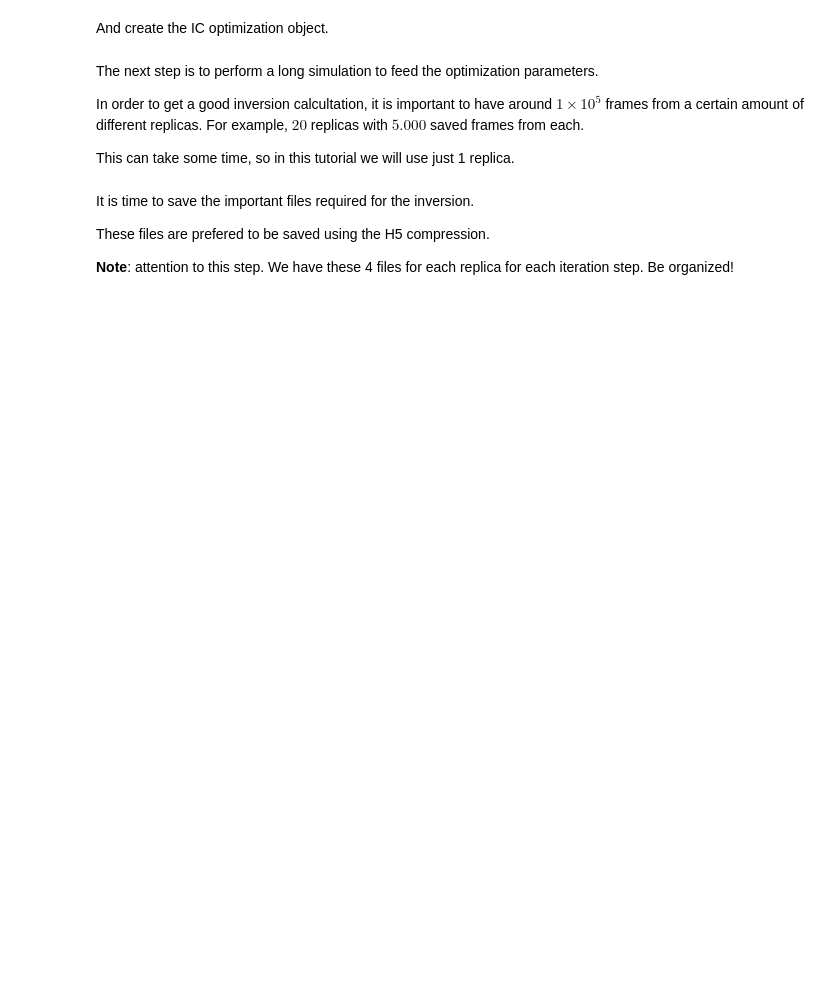
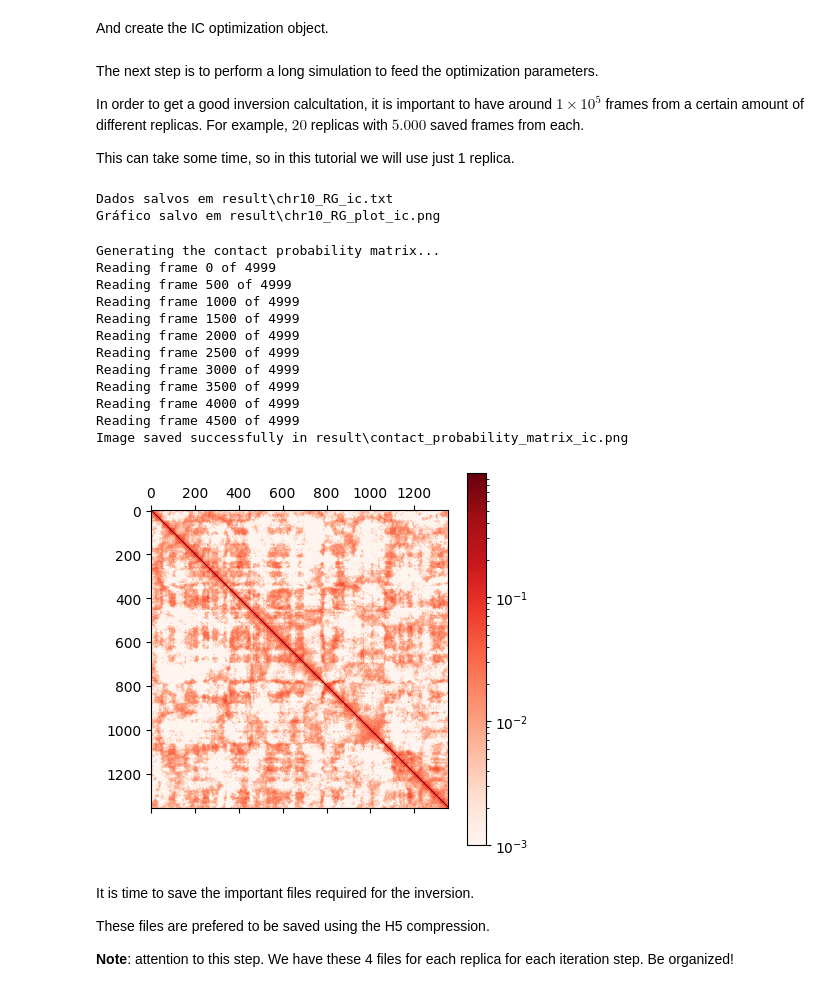
Before and after one commit to cagliarijv/otimization_Hi-C, a Jupyter notebook: Tutorial_MiChroM_Optimization.ipynb, the cells around one changed output. Drawn from its saved outputs; the diff is of its cells as text; code cells hidden in the pictures; blank space fills up the shorter version.

```diff
--- a/Tutorial_MiChroM_Optimization.ipynb
+++ b/Tutorial_MiChroM_Optimization.ipynb
@@ -764,3 +802,61 @@ for _ in range(n_blocks):
+# %%
+chr10_traj_ic = cndbTools.load(filename='iteration_ic_0/opt_ic_chr10_100K_0.cndb')
+first_frame = min([int(key) for key in chr10_traj_ic.cndb.keys() if key != 'types'])
+last_frame = max([int(key) for key in chr10_traj_ic.cndb.keys() if key != 'types'])
+
+# Calculando Radius of Gyration
+chr10_xyz_ic = cndbTools.xyz(frames=[first_frame, last_frame, 1], XYZ=[0, 1, 2])
+chr10_RG_ic = cndbTools.compute_RG(chr10_xyz_ic)
+
+# Salvando os dados em um arquivo na pasta 'resultado'
+output_file_txt = os.path.join(output_dir, 'chr10_RG_ic.txt')
+with open(output_file_txt, 'w') as f:
+    for rg_value in chr10_RG_ic:
+        f.write(f"{rg_value}\n")
+
+print(f"Dados salvos em {output_file_txt}")
+
+# Criando e salvando o gráfico com os dados de chr10_RG_ic
+plt.figure()  # Inicia uma nova figura para garantir que não haja interferências anteriores
+plt.plot(chr10_RG_ic, linestyle='-', color='blue')  # Usa chr10_RG_ic diretamente
+plt.ylabel(r'Radius of Gyration ($\sigma$)', fontsize=11)
+plt.xlabel(r'Simulation Frames', fontsize=11)
+plt.title('Radius of Gyration Over Simulation Frames')
+output_file_img = os.path.join(output_dir, 'chr10_RG_plot_ic.png')
+plt.savefig(output_file_img, dpi=300)
+plt.close()
+
+print(f"Gráfico salvo em {output_file_img}")
+# %% [output]
+Dados salvos em result\chr10_RG_ic.txt
+Gráfico salvo em result\chr10_RG_plot_ic.png
+# %%
+print("Generating the contact probability matrix...")
+chr10_sim_HiC_ic = cndbTools.traj2HiC(chr10_xyz_ic)
+
+# Nome do arquivo para salvar
+output_file = os.path.join(output_dir, "contact_probability_matrix_ic.png")
+
+# Gerar e salvar a imagem
+plt.matshow(chr10_sim_HiC_ic, norm=mpl.colors.LogNorm(vmin=0.001, vmax=chr10_sim_HiC_ic.max()), cmap="Reds")
+plt.colorbar()
+plt.savefig(output_file, dpi=300, bbox_inches="tight")
+
+print(f"Image saved successfully in {output_file}")
+# %% [output]
+Generating the contact probability matrix...
+Reading frame 0 of 4999
+Reading frame 500 of 4999
+Reading frame 1000 of 4999
+Reading frame 1500 of 4999
+Reading frame 2000 of 4999
+Reading frame 2500 of 4999
+Reading frame 3000 of 4999
+Reading frame 3500 of 4999
+Reading frame 4000 of 4999
+Reading frame 4500 of 4999
+Image saved successfully in result\contact_probability_matrix_ic.png
+[figure, added]
 # %% [markdown]
 It is time to save the important files required for the inversion. <br>
 
```
Also changed, not shown: parts of 14 cells of this notebook, 5 other files.
